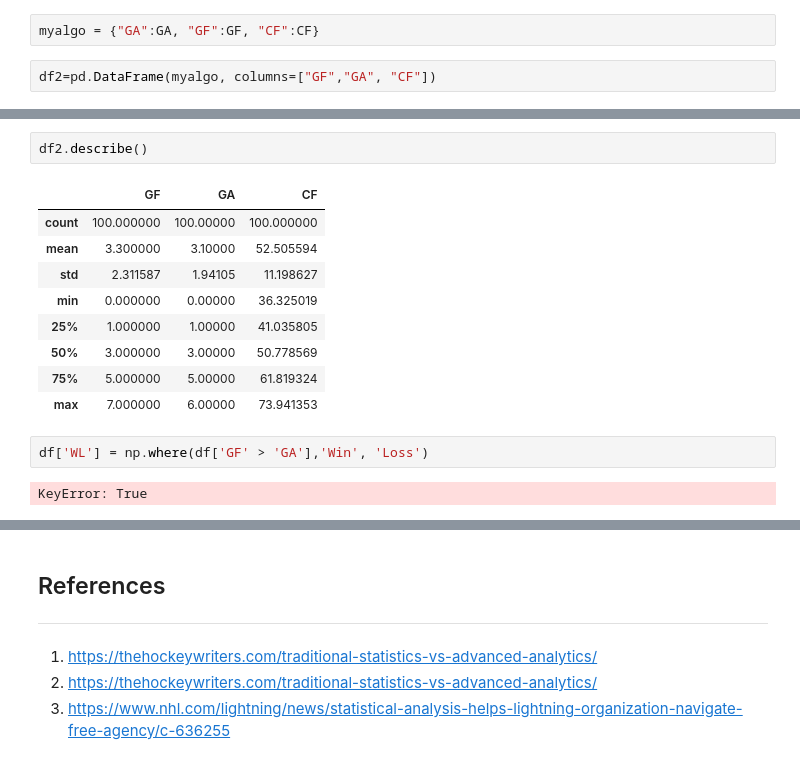
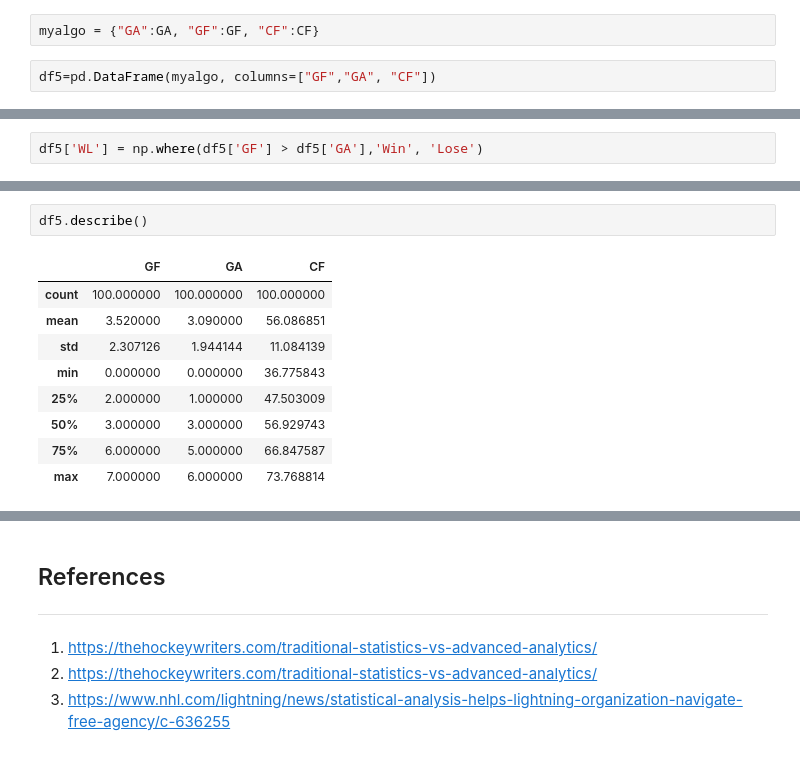
Before and after one commit to pjmeehan/PDA-PROJECT, a Jupyter notebook: PDA Project 2018.ipynb, the cells around one changed output, grey strips where cells are left out. Drawn from its saved outputs; the diff is of its cells as text.

```diff
--- a/PDA Project 2018.ipynb
+++ b/PDA Project 2018.ipynb
@@ -205,4 +199,4 @@ CF = np.random.uniform(36.3,74.4,100)
 # %%
 myalgo = {"GA":GA, "GF":GF, "CF":CF}
 # %%
-df2=pd.DataFrame(myalgo, columns=["GF","GA", "CF"])
+df5=pd.DataFrame(myalgo, columns=["GF","GA", "CF"])
@@ -208,0 +212,2 @@ df2=pd.DataFrame(myalgo, columns=["GF","GA", "CF"])
+# %%
+df5['WL'] = np.where(df5['GF'] > df5['GA'],'Win', 'Lose')
@@ -209,16 +234,12 @@ df2=pd.DataFrame(myalgo, columns=["GF","GA", "CF"])
 # %%
-df2.describe()
+df5.describe()
 # %% [output]
 |  | GF | GA | CF |
-| count | 100.000000 | 100.00000 | 100.000000 |
-| mean | 3.300000 | 3.10000 | 52.505594 |
-| std | 2.311587 | 1.94105 | 11.198627 |
-| min | 0.000000 | 0.00000 | 36.325019 |
-| 25% | 1.000000 | 1.00000 | 41.035805 |
-| 50% | 3.000000 | 3.00000 | 50.778569 |
-| 75% | 5.000000 | 5.00000 | 61.819324 |
-| max | 7.000000 | 6.00000 | 73.941353 |
+| count | 100.000000 | 100.000000 | 100.000000 |
+| mean | 3.520000 | 3.090000 | 56.086851 |
+| std | 2.307126 | 1.944144 | 11.084139 |
+| min | 0.000000 | 0.000000 | 36.775843 |
+| 25% | 2.000000 | 1.000000 | 47.503009 |
+| 50% | 3.000000 | 3.000000 | 56.929743 |
+| 75% | 6.000000 | 5.000000 | 66.847587 |
+| max | 7.000000 | 6.000000 | 73.768814 |
-# %%
-df['WL'] = np.where(df['GF' > 'GA'],'Win', 'Loss')
-# %% [output]
-KeyError: True
```
Also changed, not shown: parts of 23 cells of this notebook.
